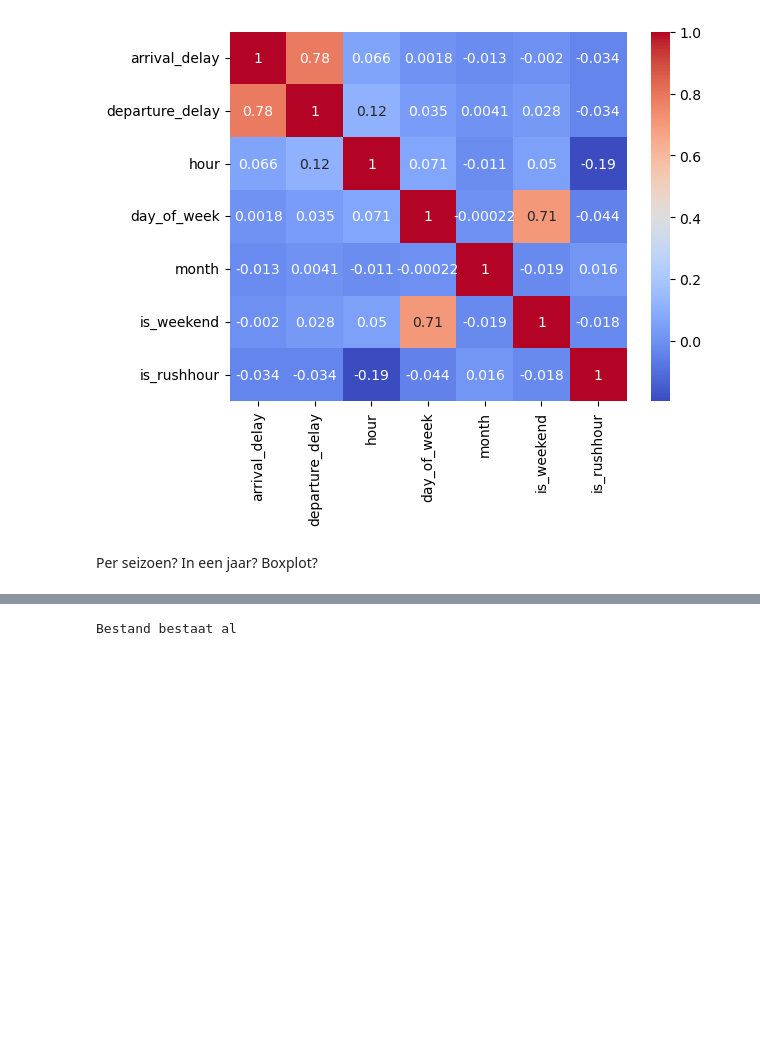
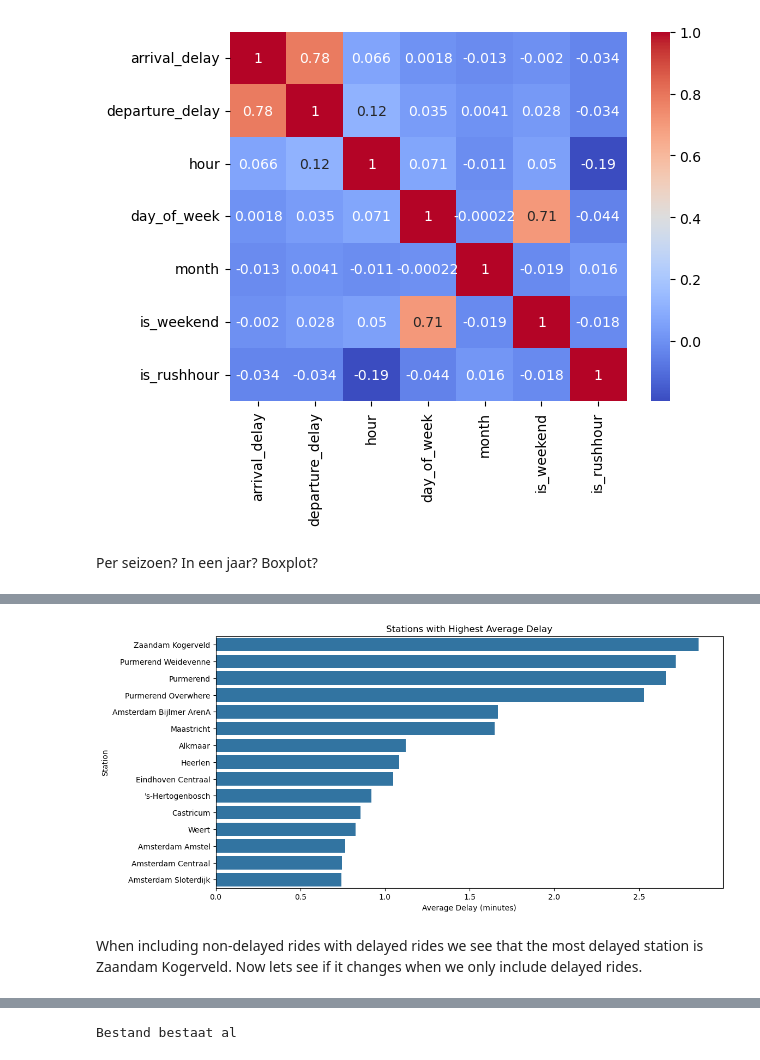
Before and after one commit to TheTrumpetist27/TrainDelayPredictor, a Jupyter notebook: Data analysis & Feature Engineering 2.ipynb, the cells around one changed output, grey strips where cells are left out. Cells and saved outputs as stored; diff of their text form; code cells hidden in the pictures; blank space fills up the shorter version.

```diff
--- a/Data analysis & Feature Engineering 2.ipynb
+++ b/Data analysis & Feature Engineering 2.ipynb
@@ -1133,3 +1184,11 @@ sns.heatmap(delayed_5_minutes[numeric_cols].corr(), annot=True, cmap="coolwarm")
 [figure]
 # %% [markdown]
 Per seizoen? In een jaar? Boxplot?
+# %%
+station_delay_mean = (
+    df_removed_NAN.groupby("Stop:Station name")["arrival_delay"]
+                  .mean()
+                  .sort_values(ascending=False)
+)
+
+station_delay_mean.head(20)
@@ -1135,0 +1213,14 @@ Per seizoen? In een jaar? Boxplot?
+# %%
+plt.figure(figsize=(12,6))
+sns.barplot(
+    x=station_delay_mean.head(15).values,
+    y=station_delay_mean.head(15).index
+)
+plt.title("Stations with Highest Average Delay")
+plt.xlabel("Average Delay (minutes)")
+plt.ylabel("Station")
+plt.show()
+# %% [output]
+[figure, added]
+# %% [markdown]
+When including non-delayed rides with delayed rides we see that the most delayed station is Zaandam Kogerveld. Now lets see if it changes when we only include delayed rides.
```
Also changed, not shown: parts of 20 cells of this notebook.
